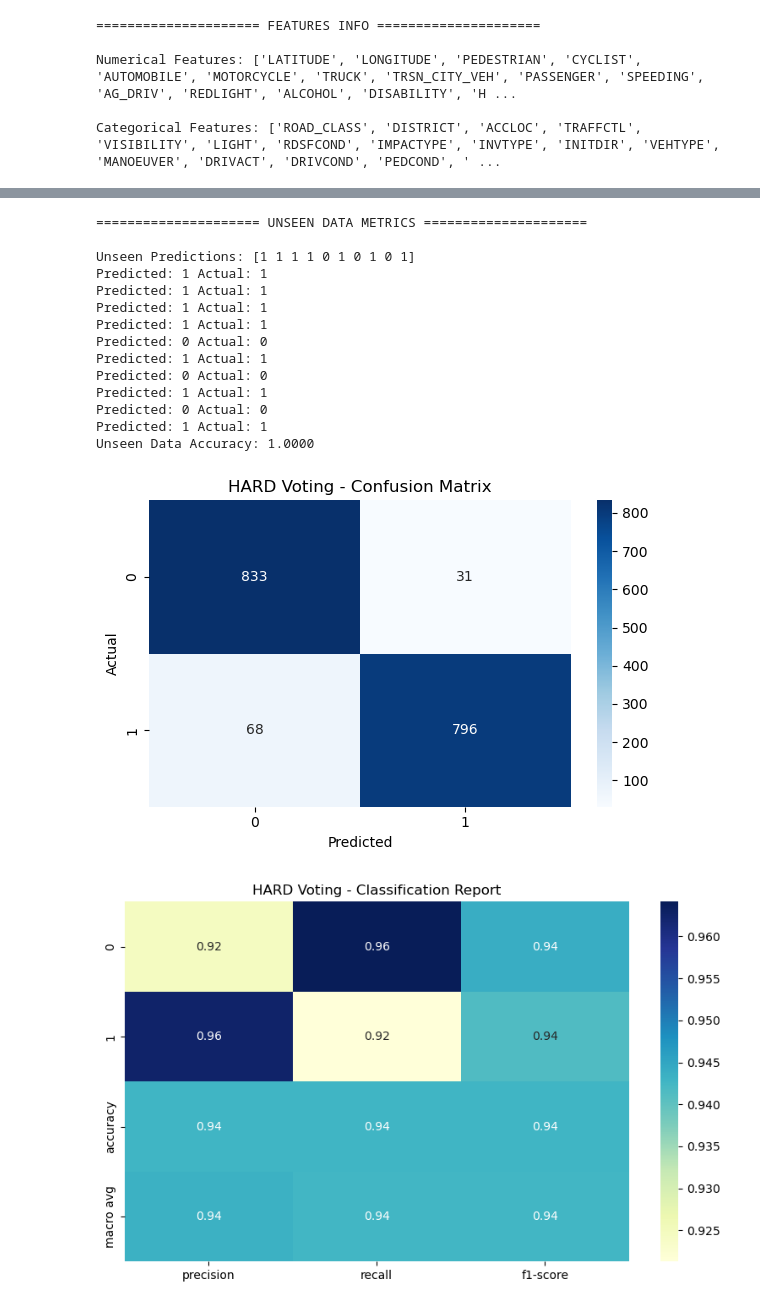
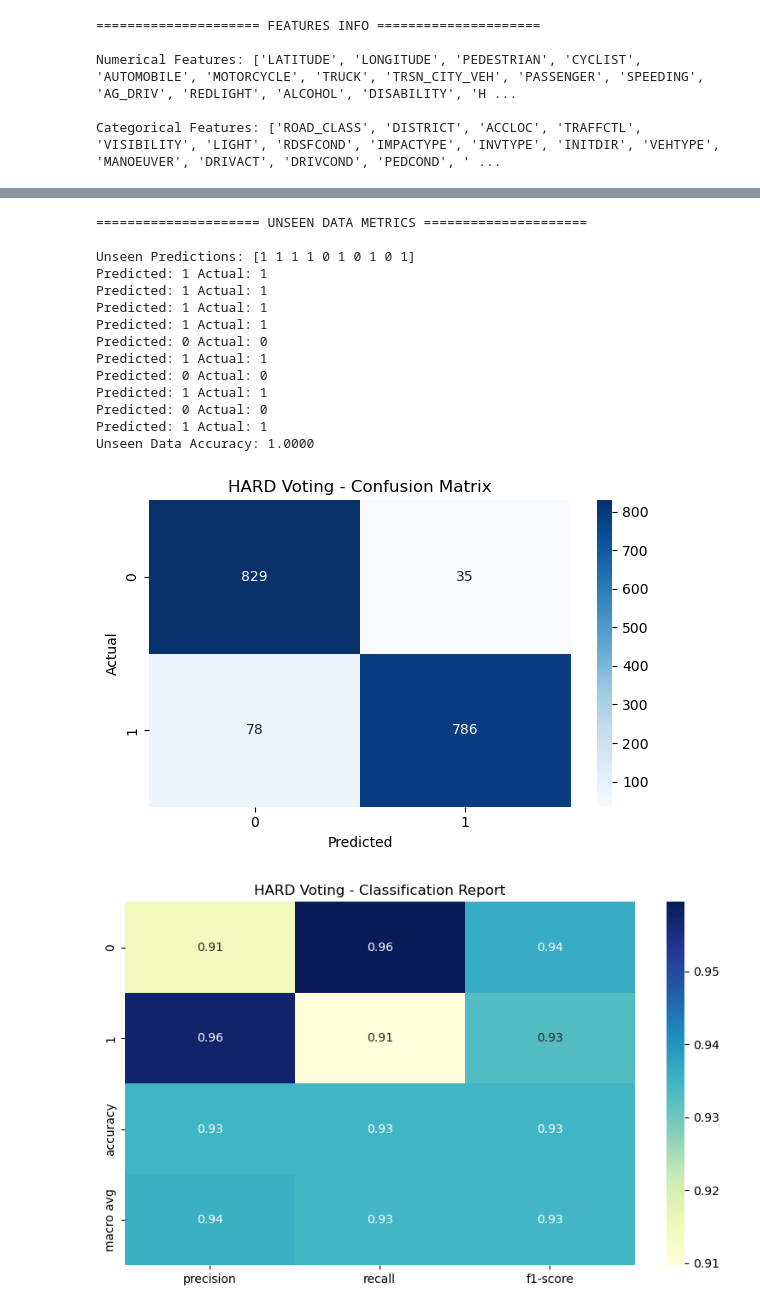
Before and after one commit to jdacenca/toronto-accident-prediction, a Jupyter notebook: SVM/notebook/ensemble/ensemble_v2/ensemble_oversampling.ipynb, the cells around one changed output, grey strips where cells are left out. Cells and saved outputs as stored; diff of their text form; code cells hidden in the pictures.

```diff
--- a/SVM/notebook/ensemble/ensemble_v2/ensemble_oversampling.ipynb
+++ b/SVM/notebook/ensemble/ensemble_v2/ensemble_oversampling.ipynb
@@ -206,9 +206,9 @@ def data_cleaning(data_ksi):
 data_ksi = data_cleaning(data_ksi)
 # %%
 from imblearn.over_sampling import RandomOverSampler
-
-ros = RandomOverSampler(random_state=17)
-X_res, y_res = ros.fit_resample(data_ksi.drop(columns=['ACCLASS']), data_ksi['ACCLASS'])
+# Handle class imbalance
+rus = RandomOverSampler(random_state=17)
+X_res, y_res = rus.fit_resample(data_ksi.drop(columns=['ACCLASS']), data_ksi['ACCLASS'])
 data_ksi = pd.concat([X_res, y_res], axis=1).sample(frac=1, random_state=17).reset_index(drop=True)
 
 print("\n===================== DATA CLEANING DONE =====================")
@@ -307,7 +307,7 @@ Numerical Features: ['LATITUDE', 'LONGITUDE', 'PEDESTRIAN', 'CYCLIST', 'AUTOMOBI
 
 Categorical Features: ['ROAD_CLASS', 'DISTRICT', 'ACCLOC', 'TRAFFCTL', 'VISIBILITY', 'LIGHT', 'RDSFCOND', 'IMPACTYPE', 'INVTYPE', 'INITDIR', 'VEHTYPE', 'MANOEUVER', 'DRIVACT', 'DRIVCOND', 'PEDCOND', ' ...
 # %%
-def fit_and_predict(classifiers, X_train, y_train, X_test, y_test, voting_type,unseen_features, unseen_labels):
+def fit_and_predict(classifiers, X_train, y_train, X_test, y_test, unseen_features, unseen_labels):
     import matplotlib.pyplot as plt
     import seaborn as sns
     import pandas as pd
@@ -319,7 +319,7 @@ def fit_and_predict(classifiers, X_train, y_train, X_test, y_test, voting_type,u
 
     fitted_classifiers = []
 
-    print(f"\n===================== {voting_type.upper()} VOTING PREDICTIONS =====================")
+    print(f"\n=====================  VOTING PREDICTIONS =====================")
     print("\nPredicting for the first three instances of test data:")
 
     for classifier in classifiers:
@@ -357,6 +357,9 @@ def fit_and_predict(classifiers, X_train, y_train, X_test, y_test, voting_type,u
 
         # Only plot for VotingClassifier
         if isinstance(classifier, VotingClassifier):
+
+            voting_type = "hard" if classifier.voting == "hard" else "soft"
+
             # Confusion Matrix Plot
             cm = confusion_matrix(y_test, y_pred)
             plt.figure(figsize=(6, 4))
@@ -410,21 +413,10 @@ nn_H = MLPClassifier(
     max_iter=1000,
     solver='adam')
 
-#svm_H = SVC(C=1, kernel='linear')
+svm_H = SVC(C=1, kernel='linear')
 
-svm_H = SVC(
-    C=0.1,
-    kernel='poly',
-    degree=3,
-    gamma=0.1
-)
-#svm_soft_H = SVC(C=1, kernel='linear',probability=True)  # For soft voting
-svm_soft_H = SVC(
-    C=0.1,
-    kernel='poly',
-    degree=3,
-    gamma=0.1,probability=True
-)
+svm_soft_H = SVC(C=1, kernel='linear',probability=True)  # For soft voting
+
 rf_H = RandomForestClassifier(
     n_estimators=1000,
     random_state=37,
@@ -433,7 +425,9 @@ rf_H = RandomForestClassifier(
 # %%
 # hard voting
 voting_H = VotingClassifier(estimators=[('lr', log_reg_H), ('rf', rf_H), ('svm', svm_H), ('dt', dt_H), ('nn', nn_H)], voting='hard')
-classifiers_hard = [log_reg_H, rf_H, svm_H, dt_H, nn_H, voting_H]
+voting_S = VotingClassifier(estimators=[('lr', log_reg_H), ('rf', rf_H), ('svm', svm_soft_H), ('dt', dt_H), ('nn', nn_H)], voting='soft')
 
-trained_classifiers_H = fit_and_predict(classifiers_hard, X_train, y_train, X_test, y_test, "Hard",unseen_features,unseen_labels)
+classifiers_hard = [log_reg_H, rf_H, svm_H, dt_H, nn_H, voting_H, voting_S]
+
+trained_classifier= fit_and_predict(classifiers_hard, X_train, y_train, X_test, y_test, unseen_features,unseen_labels)
 # %% [output]
@@ -472,18 +466,18 @@ ROC AUC Score: 0.9427083333333334
 Predictions: [1 0 0]
 Actual Values: [1 0 0]
 ===================== UNSEEN DATA METRICS =====================
 
 Unseen Predictions: [1 1 1 1 0 1 0 1 0 1]
 Predicted: 1 Actual: 1
 Predicted: 1 Actual: 1
 Predicted: 1 Actual: 1
 Predicted: 1 Actual: 1
 Predicted: 0 Actual: 0
 Predicted: 1 Actual: 1
 Predicted: 0 Actual: 0
 Predicted: 1 Actual: 1
 Predicted: 0 Actual: 0
 Predicted: 1 Actual: 1
 Unseen Data Accuracy: 1.0000
 [figure]
-[figure, old version]
+[figure, new version]
```
Also changed, not shown: parts of 14 cells of this notebook, 44 other files.
